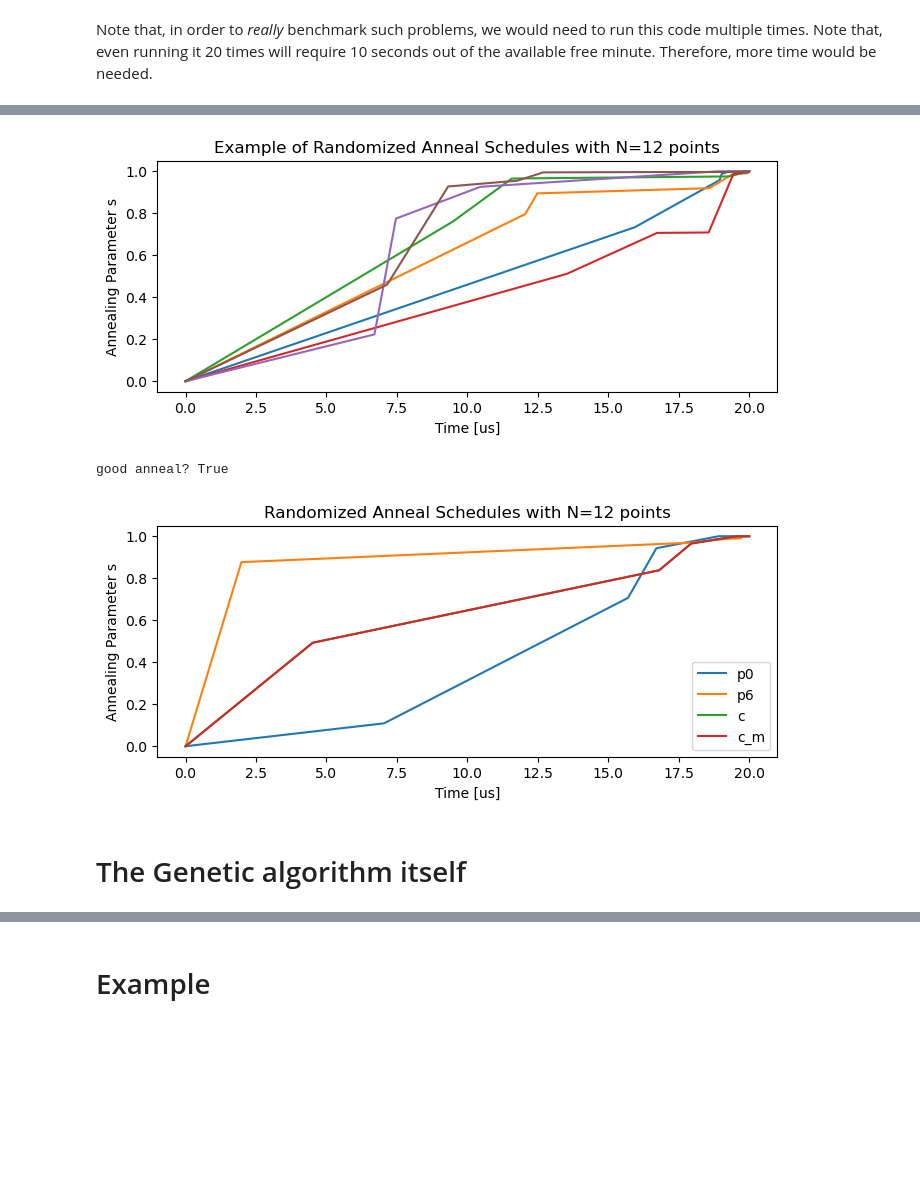
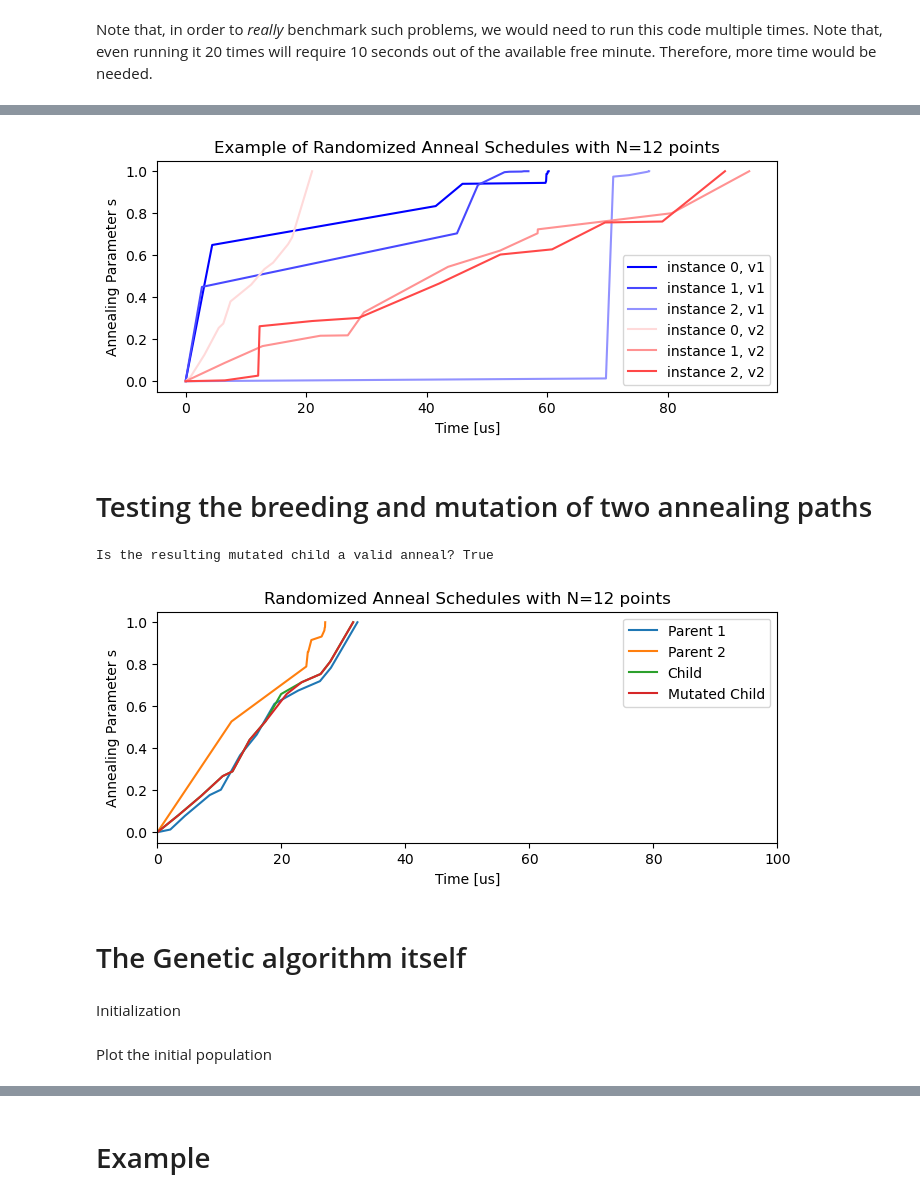
Before and after one commit to vdrouint/genetic-algos, a Jupyter notebook: genetic_adiabatic_dwave.ipynb, the cells around one changed output, grey strips where cells are left out. Drawn from its saved outputs; the diff is of its cells as text; code cells hidden in the pictures; blank space fills up the shorter version.

Commit message:
update genetic path

```diff
--- a/genetic_adiabatic_dwave.ipynb
+++ b/genetic_adiabatic_dwave.ipynb
@@ -53,8 +57,8 @@ J range: [-1.0, 1.0]
 h range: [-2.0, 2.0]
 # %%
 #basic linear anneal schedule (no pause)
-max_time = 20
-npt = 10
+max_time = 100
+npt = 10 #no. of points is npt+2
 #basic_schedule = [[0.0, 0.0], [100, 1.0]]
 basic_schedule = []
 basic_schedule.append([0.0, 0.0])
@@ -77,9 +105,11 @@ plt.show()
 # %%
 #a random problem instance
 h = {v: 0.0 for v in sampler.nodelist}
-J = {tuple(c): np.random.choice([-1, 1]) for c in sampler.edgelist}
+choices_J = [-1, 0.9]
+#choices_J = [-1, 0, 1]
+J = {tuple(c): np.random.choice(choices_J) for c in sampler.edgelist}
 
 print("Bias 0 assigned to", len(h), "qubits.")
-print("Strengths -1/+1 assigned randomly to",len(J),"couplers.")
+print("Strengths {} assigned randomly to".format(choices_J),len(J),"couplers.")
 # %% [output]
 Bias 0 assigned to 2041 qubits.
@@ -99,10 +131,10 @@ print("QPU time used:", benchmark_answer.info['timing']['qpu_access_time']/10**6
 # %%
 #plot the best result vs iteration:
 #extract "fidelity"
-nresults = len(forward_energies)
+nresults = len(benchmark_energies)
 fidelity = np.zeros(nresults)
-for i in range(1, len(forward_energies)):
-    fidelity[i] = -np.min(forward_energies[:i])
+for i in range(1, len(benchmark_energies)):
+    fidelity[i] = -np.min(benchmark_energies[:i])
 
 fig, ax = plt.subplots()
 ax.plot(fidelity)
@@ -119,47 +160,56 @@ Note that, in order to *really* benchmark such problems, we would need to run th
 # %%
 #a random anneal schedule that satisfies the constraints.
-def create_random_schedule(npt):
+def create_random_schedule(npt, version):
+    random_anneal_time = np.random.uniform(max_time/10, max_time)
     cond = False
     while cond == False:
         random_schedule = []
         random_schedule.append([0.0, 0.0])
         index_schedule = 0
         for j in range(npt):
-            #v1
-            rand_t = np.random.uniform(random_schedule[index_schedule][0], max_time)
-            delta_t = rand_t - random_schedule[index_schedule][0]
-            rand_s = np.random.uniform(random_schedule[index_schedule][1], np.min([1.0, random_schedule[index_schedule][1] + max_slope*delta_t]))
-
-            #v2
-            #rand_t = np.random.uniform(random_schedule[index_schedule][0], (j+1)*max_time/(npt+1))
-            #delta_t = rand_t - random_schedule[index_schedule][0]
-            #rand_s = np.random.uniform(random_schedule[index_schedule][1], np.min([(j+1)/(npt+1), random_schedule[index_schedule][1] + max_slope*delta_t]))
+            if version == 'v1':
+                #v1
+                rand_t = np.random.uniform(random_schedule[index_schedule][0], random_anneal_time)
+                delta_t = rand_t - random_schedule[index_schedule][0]
+                rand_s = np.random.uniform(random_schedule[index_schedule][1], np.min([1.0, random_schedule[index_schedule][1] + max_slope*delta_t]))
+            elif version == 'v2':
+                #v2
+                rand_t = np.random.uniform(random_schedule[index_schedule][0], (j+1)*random_anneal_time/(npt+1))
+                delta_t = rand_t - random_schedule[index_schedule][0]
+                rand_s = np.random.uniform(random_schedule[index_schedule][1], np.min([(j+1)/(npt+1), random_schedule[index_schedule][1] + max_slope*delta_t]))
 
             new_anneal_point = [rand_t, rand_s]
             random_schedule.append(new_anneal_point)
             index_schedule +=1
 
-        random_schedule.append([max_time, 1.0])
+        random_schedule.append([random_anneal_time, 1.0])
         #check the final point respects the anneal schedule
         final_delta_t = random_schedule[-1][0] - random_schedule[-2][0]
         final_delta_s = random_schedule[-1][1] - random_schedule[-2][1]
         final_slope = final_delta_s/final_delta_t
         if final_slope < max_slope:
             #the final slope respects the max slope
             cond = True
     return random_schedule
 
+#plot some random schedules created
 plt.figure(figsize=(8, 3))
 ax = plt.gca()
 ax.set_title("Example of Randomized Anneal Schedules with N={} points".format(npt+2))
-for j in range(6):
-    schedule = create_random_schedule(npt)
-    ax.plot(*[[s[i] for s in schedule] for i in [0, 1]], label='instance {}'.format(j))
+for j in range(3):
+    color = cm.bwr(j/(7))
+    schedule = create_random_schedule(npt, version='v1')
+    ax.plot(*[[s[i] for s in schedule] for i in [0, 1]], label='instance {}, v1'.format(j), c=color)
+for j in range(3):
+    color = cm.bwr((j+4)/7)
+    schedule = create_random_schedule(npt, version='v2')
+    ax.plot(*[[s[i] for s in schedule] for i in [0, 1]], label='instance {}, v2'.format(j), c=color)
+plt.legend()
 plt.xlabel('Time [us]')
 plt.ylabel('Annealing Parameter s')
 plt.show()
 # %% [output]
-[figure, old version]
+[figure, new version]
 # %%
 #define the breeding and mutation functions
 def breeding(parent1, parent2):
@@ -292,20 +353,26 @@ def new_population(population, fidelity, N_elite, mutation_rate):
             count += 1
 
     return new_population
+# %% [markdown]
+# Testing the breeding and mutation of two annealing paths
 # %%
 #test the breeding of two individuals and the mutation
-ind1 = 1
-ind2 = 9
-child = breeding(np.array(population[ind1]), np.array(population[ind2]))
-#child2 = population[9]
+#1) create two random individuals to breed
+ind1 = create_random_schedule(npt, version='v2')
+ind2 = create_random_schedule(npt, version='v1')
+#breed them - obtain the child
+child = breeding(ind1, ind2)
+#mutate the child
 child2 = mutation(child, 0.2)
-print("good anneal? {}".format(check_anneal_schedule_slopes(child2)))
-plot_population([np.array(population[ind1]), np.array(population[ind2]), child, child2], ['p0','p6','c', 'c_m'])
+print("Is the resulting mutated child a valid anneal? {}".format(check_anneal_schedule_slopes(child2)))
+plot_population([ind1, ind2, child, child2], ['Parent 1','Parent 2','Child', 'Mutated Child'])
 # %% [output]
-good anneal? True
+Is the resulting mutated child a valid anneal? True
-[figure, old version]
+[figure, new version]
 # %% [markdown]
 # The Genetic algorithm itself
+# %% [markdown]
+Initialization
 # %%
 #make initial population of anneal_schedules
 population = []
@@ -317,4 +389,6 @@ population = np.array(population)
 Npop = len(population)
 N_elite = 1 #keep one elite as well as the linear benchmark, at all times.
 mutation_rate = [0.3, 0.1] #[no. of times an individual is chosen to mutation, variance of mutation]
+# %% [markdown]
+Plot the initial population
 # %%
```
Also changed, not shown: parts of 22 cells of this notebook, 2 other files.
